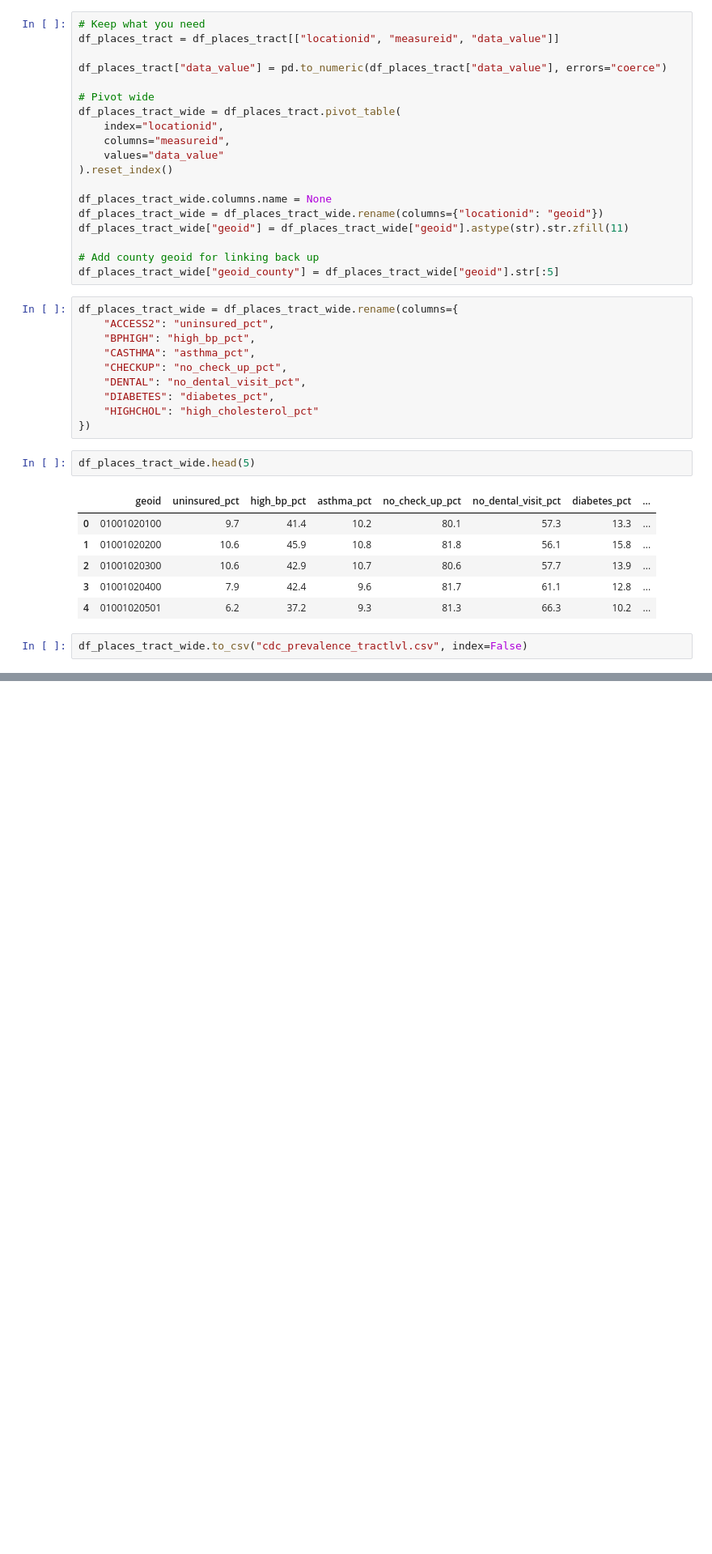
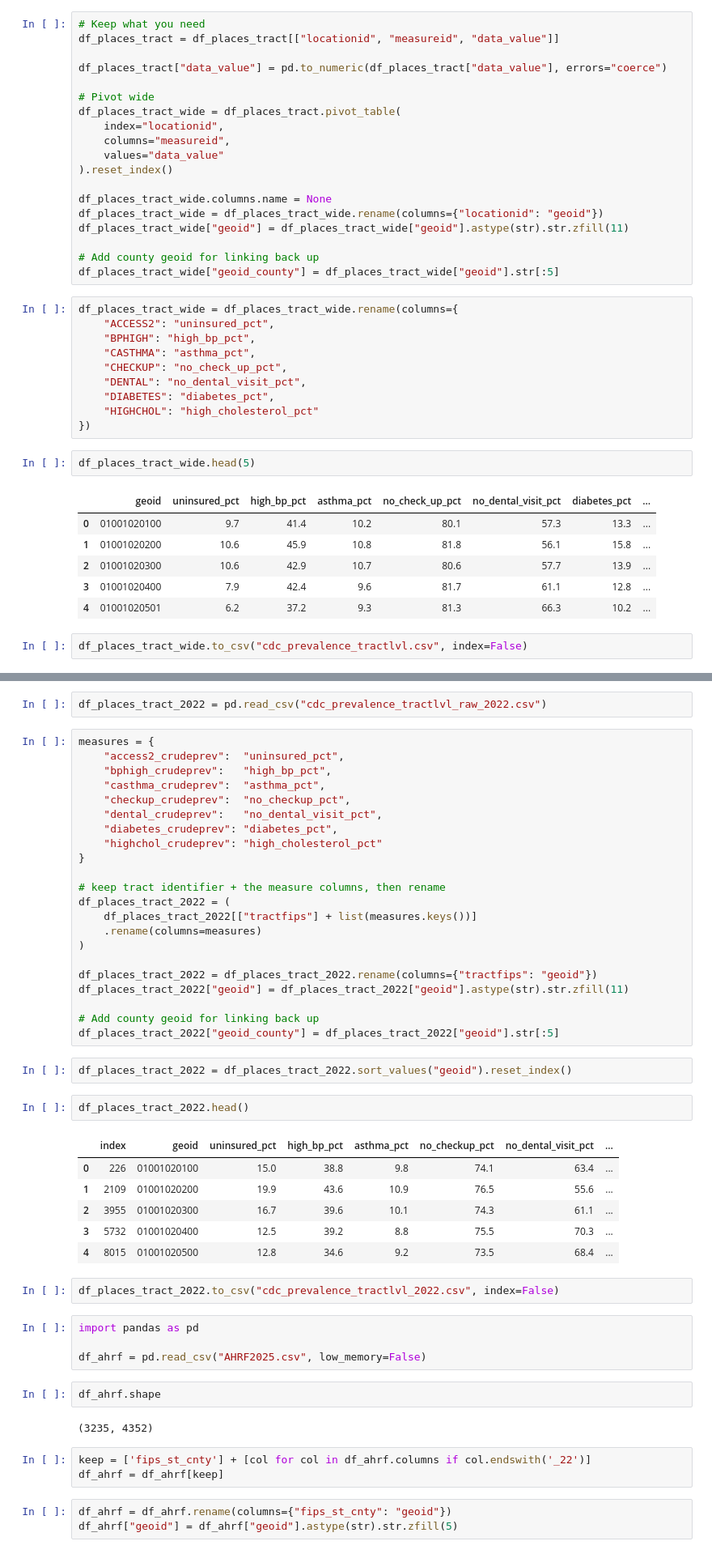
Before and after one commit to ctrazona1385/DS_Capstone_Group_1, a Jupyter notebook: census_data_call.ipynb, the cells around one changed output, grey strips where cells are left out. Shown at 81% size. Saved outputs shown, nothing was run; the diff lists cells and outputs as text; blank space fills up the shorter version.

```diff
--- a/census_data_call.ipynb
+++ b/census_data_call.ipynb
@@ -460,0 +495,51 @@ AttributeError: 'NoneType' object has no attribute 'head'
+# %%
+df_places_tract_2022 = pd.read_csv("cdc_prevalence_tractlvl_raw_2022.csv")
+# %%
+measures = {
+    "access2_crudeprev":  "uninsured_pct",
+    "bphigh_crudeprev":   "high_bp_pct",
+    "casthma_crudeprev":  "asthma_pct",
+    "checkup_crudeprev":  "no_checkup_pct",
+    "dental_crudeprev":   "no_dental_visit_pct",
+    "diabetes_crudeprev": "diabetes_pct",
+    "highchol_crudeprev": "high_cholesterol_pct"
+}
+
+# keep tract identifier + the measure columns, then rename
+df_places_tract_2022 = (
+    df_places_tract_2022[["tractfips"] + list(measures.keys())]
+    .rename(columns=measures)
+)
+
+df_places_tract_2022 = df_places_tract_2022.rename(columns={"tractfips": "geoid"})
+df_places_tract_2022["geoid"] = df_places_tract_2022["geoid"].astype(str).str.zfill(11)
+
+# Add county geoid for linking back up
+df_places_tract_2022["geoid_county"] = df_places_tract_2022["geoid"].str[:5]
+# %%
+df_places_tract_2022 = df_places_tract_2022.sort_values("geoid").reset_index()
+# %%
+df_places_tract_2022.head()
+# %% [output]
+|  | index | geoid | uninsured_pct | high_bp_pct | asthma_pct | no_checkup_pct | no_dental_visit_pct | ... |
+| 0 | 226 | 01001020100 | 15.0 | 38.8 | 9.8 | 74.1 | 63.4 | ... |
+| 1 | 2109 | 01001020200 | 19.9 | 43.6 | 10.9 | 76.5 | 55.6 | ... |
+| 2 | 3955 | 01001020300 | 16.7 | 39.6 | 10.1 | 74.3 | 61.1 | ... |
+| 3 | 5732 | 01001020400 | 12.5 | 39.2 | 8.8 | 75.5 | 70.3 | ... |
+| 4 | 8015 | 01001020500 | 12.8 | 34.6 | 9.2 | 73.5 | 68.4 | ... |
+# %%
+df_places_tract_2022.to_csv("cdc_prevalence_tractlvl_2022.csv", index=False)
+# %%
+import pandas as pd
+
+df_ahrf = pd.read_csv("AHRF2025.csv", low_memory=False)
+# %%
+df_ahrf.shape
+# %% [output]
+(3235, 4352)
+# %%
+keep = ['fips_st_cnty'] + [col for col in df_ahrf.columns if col.endswith('_22')]
+df_ahrf = df_ahrf[keep]
+# %%
+df_ahrf = df_ahrf.rename(columns={"fips_st_cnty": "geoid"})
+df_ahrf["geoid"] = df_ahrf["geoid"].astype(str).str.zfill(5)
```
Also changed, not shown: parts of 12 cells of this notebook, 1 other file.
